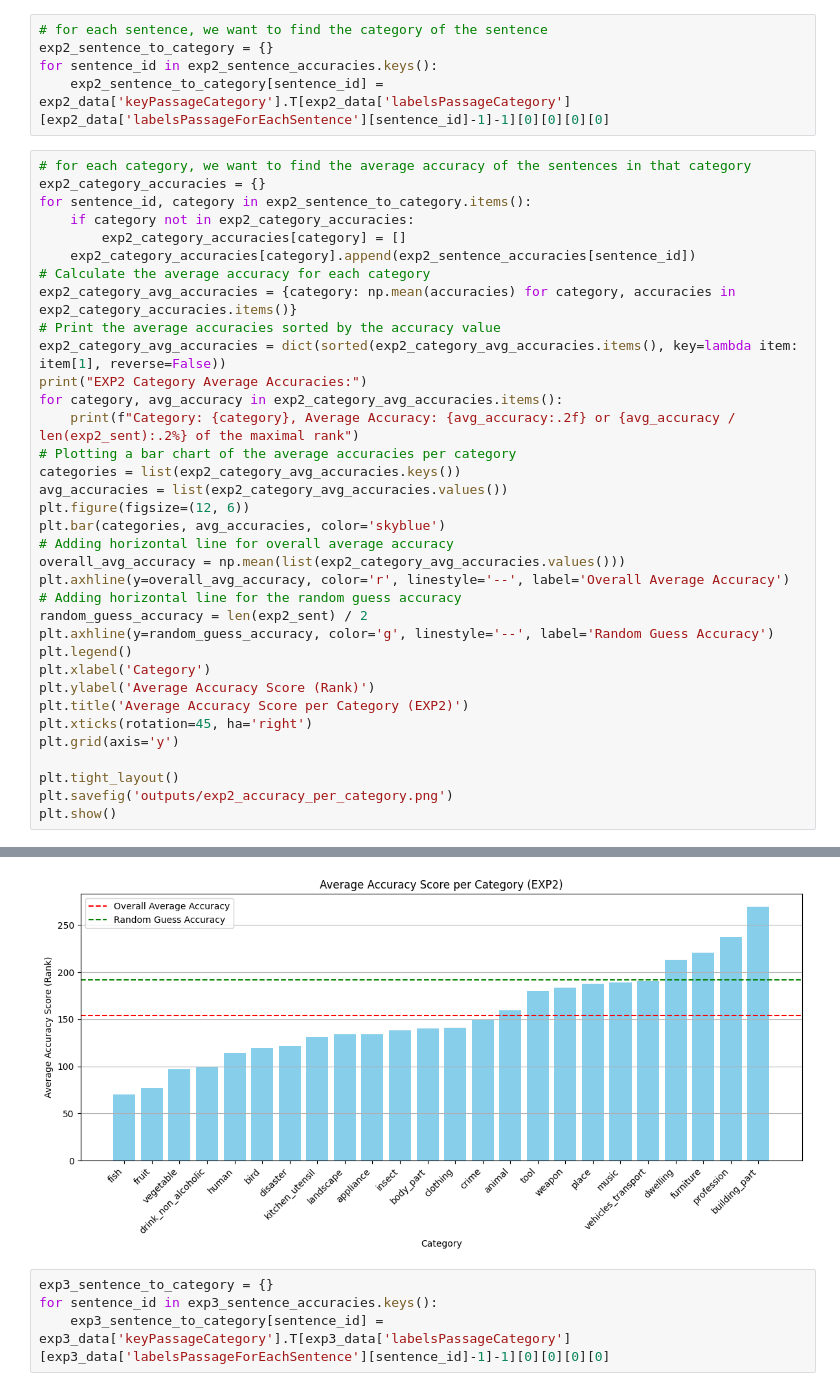
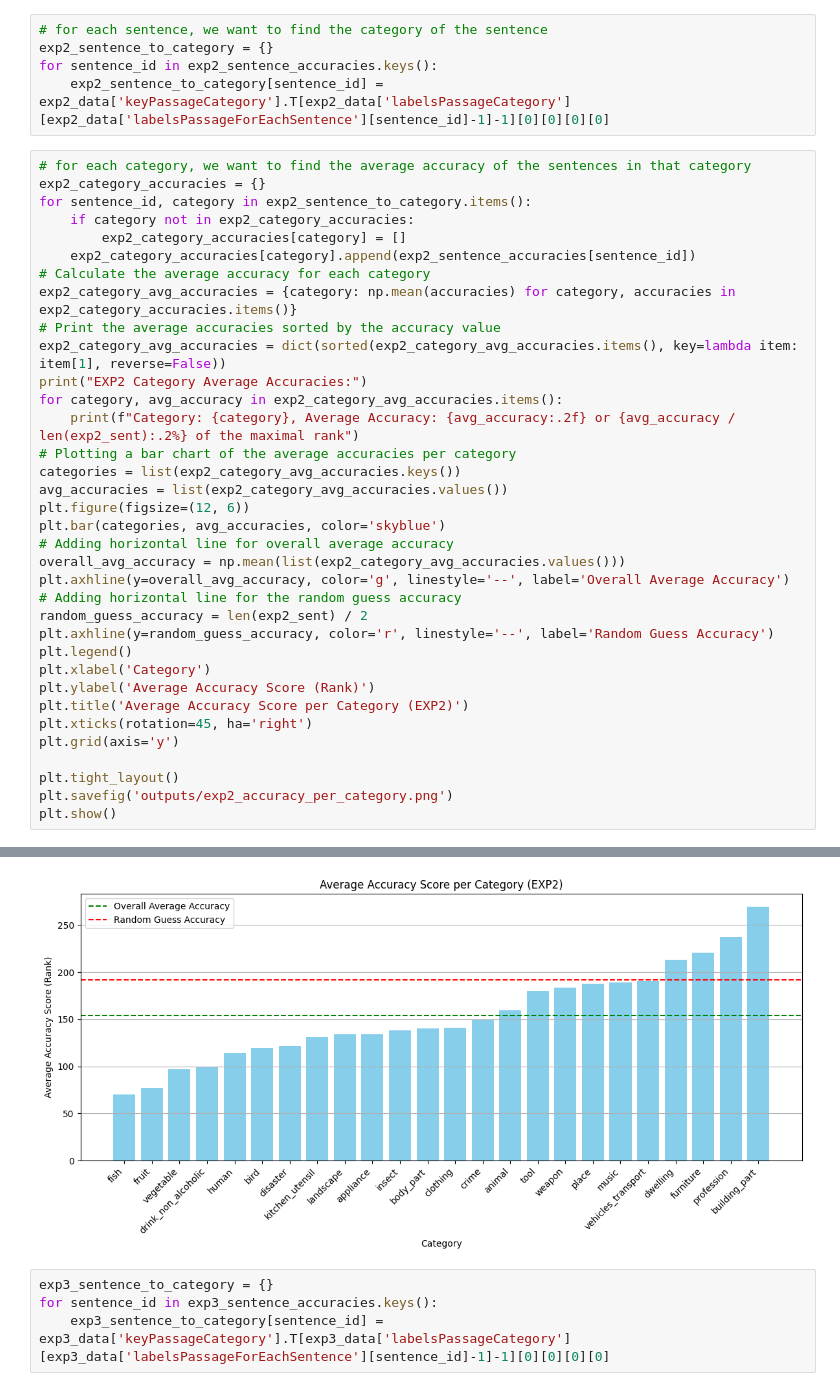
Before and after one commit to Horef/lcc_final, a Jupyter notebook: structured_part.ipynb, the cells around one changed output, grey strips where cells are left out. Cells and saved outputs as stored; diff of their text form.

```diff
--- a/structured_part.ipynb
+++ b/structured_part.ipynb
@@ -391,39 +391,39 @@ plt.figure(figsize=(12, 6))
 plt.bar(categories, avg_accuracies, color='skyblue')
 # Adding horizontal line for overall average accuracy
 overall_avg_accuracy = np.mean(list(exp2_category_avg_accuracies.values()))
-plt.axhline(y=overall_avg_accuracy, color='r', linestyle='--', label='Overall Average Accuracy')
+plt.axhline(y=overall_avg_accuracy, color='g', linestyle='--', label='Overall Average Accuracy')
 # Adding horizontal line for the random guess accuracy
 random_guess_accuracy = len(exp2_sent) / 2
-plt.axhline(y=random_guess_accuracy, color='g', linestyle='--', label='Random Guess Accuracy')
+plt.axhline(y=random_guess_accuracy, color='r', linestyle='--', label='Random Guess Accuracy')
 plt.legend()
 plt.xlabel('Category')
 plt.ylabel('Average Accuracy Score (Rank)')
 plt.title('Average Accuracy Score per Category (EXP2)')
 plt.xticks(rotation=45, ha='right')
 plt.grid(axis='y')
 
 plt.tight_layout()
 plt.savefig('outputs/exp2_accuracy_per_category.png')
 plt.show()
 # %% [output]
 EXP2 Category Average Accuracies:
 Category: fish, Average Accuracy: 70.50 or 18.36% of the maximal rank
 Category: fruit, Average Accuracy: 77.06 or 20.07% of the maximal rank
 Category: vegetable, Average Accuracy: 97.19 or 25.31% of the maximal rank
 Category: drink_non_alcoholic, Average Accuracy: 99.62 or 25.94% of the maximal rank
 Category: human, Average Accuracy: 114.38 or 29.79% of the maximal rank
 Category: bird, Average Accuracy: 119.81 or 31.20% of the maximal rank
 Category: disaster, Average Accuracy: 121.94 or 31.75% of the maximal rank
 Category: kitchen_utensil, Average Accuracy: 131.25 or 34.18% of the maximal rank
 Category: landscape, Average Accuracy: 134.00 or 34.90% of the maximal rank
 Category: appliance, Average Accuracy: 134.06 or 34.91% of the maximal rank
 Category: insect, Average Accuracy: 138.38 or 36.04% of the maximal rank
 ... (9 lines left out)
 Category: dwelling, Average Accuracy: 213.00 or 55.47% of the maximal rank
 Category: furniture, Average Accuracy: 220.38 or 57.39% of the maximal rank
 Category: profession, Average Accuracy: 237.06 or 61.74% of the maximal rank
 Category: building_part, Average Accuracy: 269.50 or 70.18% of the maximal rank
-[figure, old version]
+[figure, new version]
 # %%
 exp3_sentence_to_category = {}
 for sentence_id in exp3_sentence_accuracies.keys():
```
Also changed, not shown: parts of 7 cells of this notebook, 23 other files.
